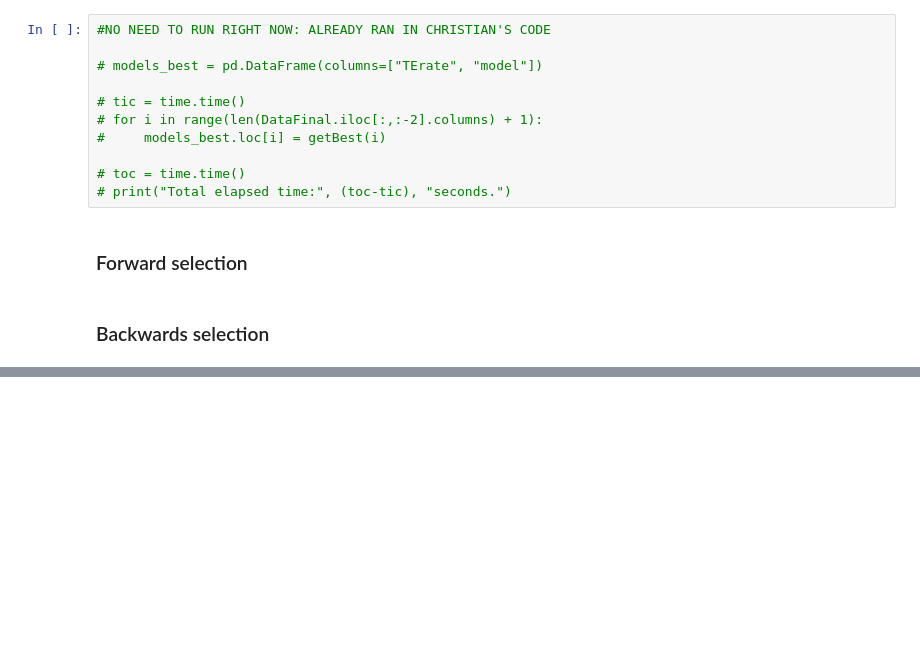
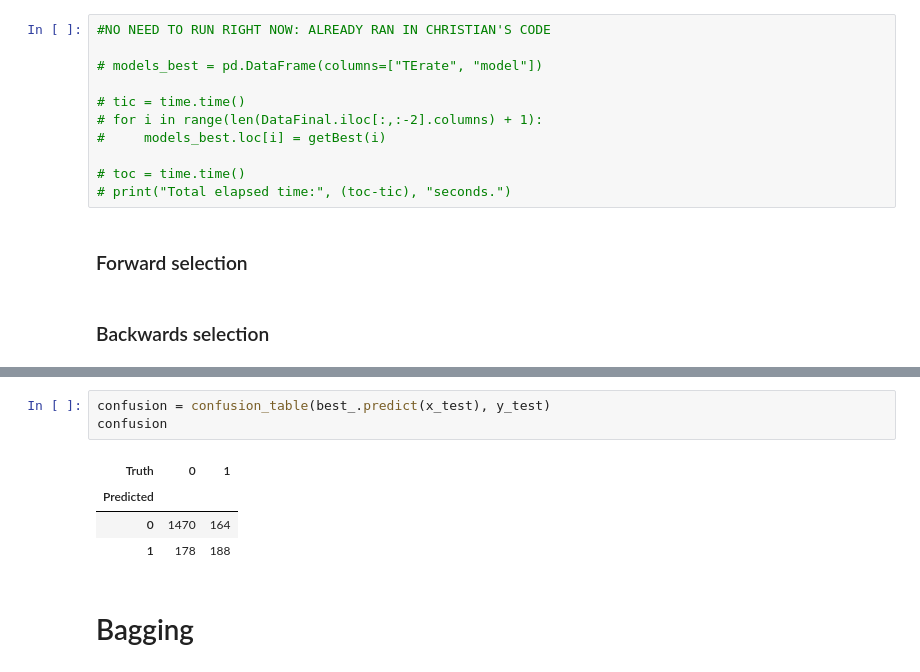
Before and after one commit to Chrillemis/AppStatProject, a Jupyter notebook: PlotsAndInitGLM/Frederik code.ipynb, the cells around one changed output, grey strips where cells are left out. Saved outputs shown, nothing was run; the diff lists cells and outputs as text; blank space fills up the shorter version.

```diff
--- a/PlotsAndInitGLM/Frederik code.ipynb
+++ b/PlotsAndInitGLM/Frederik code.ipynb
@@ -167,0 +229,10 @@ def getBest(k):
+# %%
+confusion = confusion_table(best_.predict(x_test), y_test)
+confusion
+# %% [output]
+| Truth | 0 | 1 |
+| Predicted |  |  |
+| 0 | 1470 | 164 |
+| 1 | 178 | 188 |
+# %% [markdown]
+# Bagging
```
Also changed, not shown: parts of 11 cells of this notebook.
